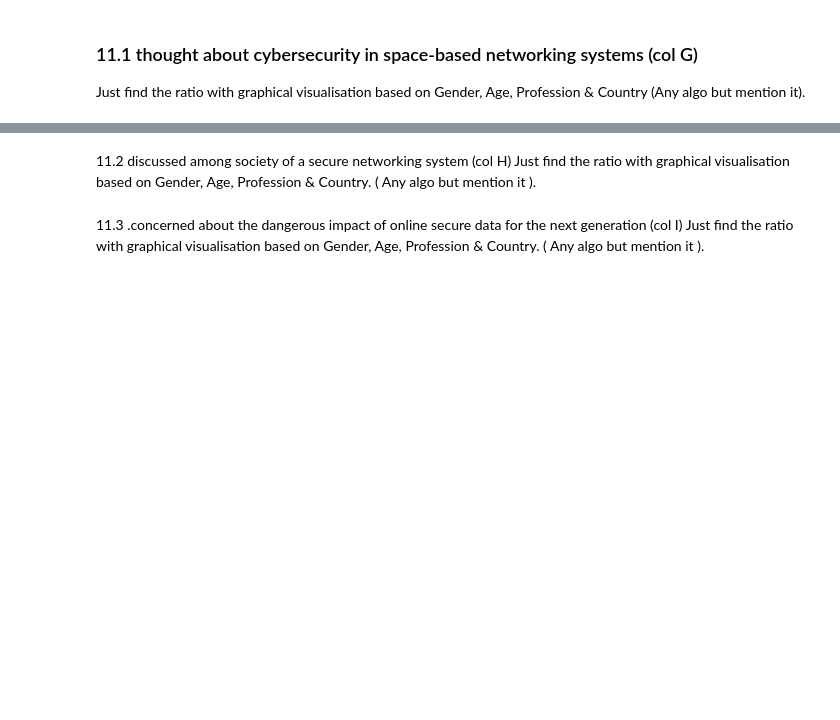
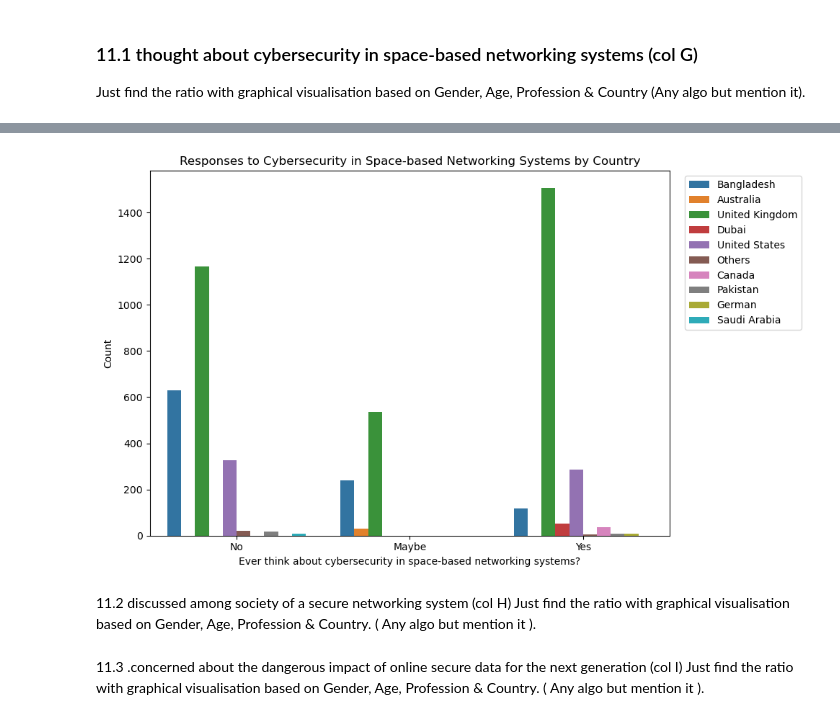
Before and after one commit to ihsanulcode/networking-systems-data-analysis, a Jupyter notebook: Notebook_2_Graphical_Visualization.ipynb, the cells around one changed output, grey strips where cells are left out. Cells and saved outputs as stored; diff of their text form; code cells hidden in the pictures; blank space fills up the shorter version.

```diff
--- a/Notebook_2_Graphical_Visualization.ipynb
+++ b/Notebook_2_Graphical_Visualization.ipynb
@@ -68,3 +110,16 @@ Name: count, dtype: int64
+# %%
+# by country
+plt.figure(figsize=(10, 6))
+sns.countplot(data=df, x="ever_think_about_cybsec_space-based_netw_sys", hue="country")
+plt.title("Responses to Cybersecurity in Space-based Networking Systems by Country")
+plt.xlabel("Ever think about cybersecurity in space-based networking systems?")
+plt.ylabel("Response Count")
+# Set legend position
+plt.legend(loc='upper left', bbox_to_anchor=(1.02, 1))
+save_fig("by_country", subfolder="11.1")
+plt.show()
+# %% [output]
+[figure, added]
 # %% [markdown]
 11.2 discussed among society of a secure networking system (col H)
 Just find the ratio with graphical visualisation based on Gender, Age,   Profession &  Country. ( Any algo but mention it ).
```
Also changed, not shown: parts of 10 cells of this notebook, 4 other files.
